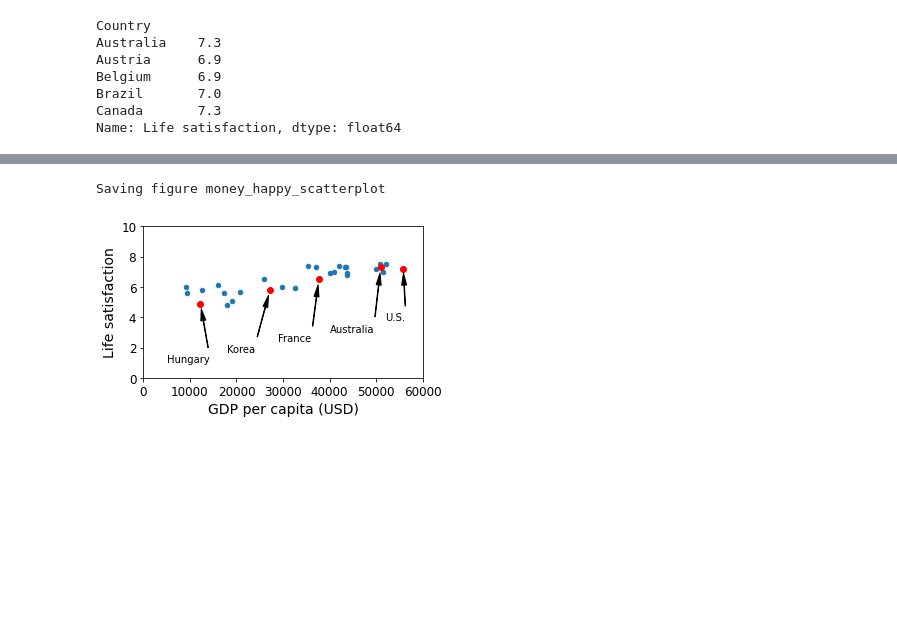
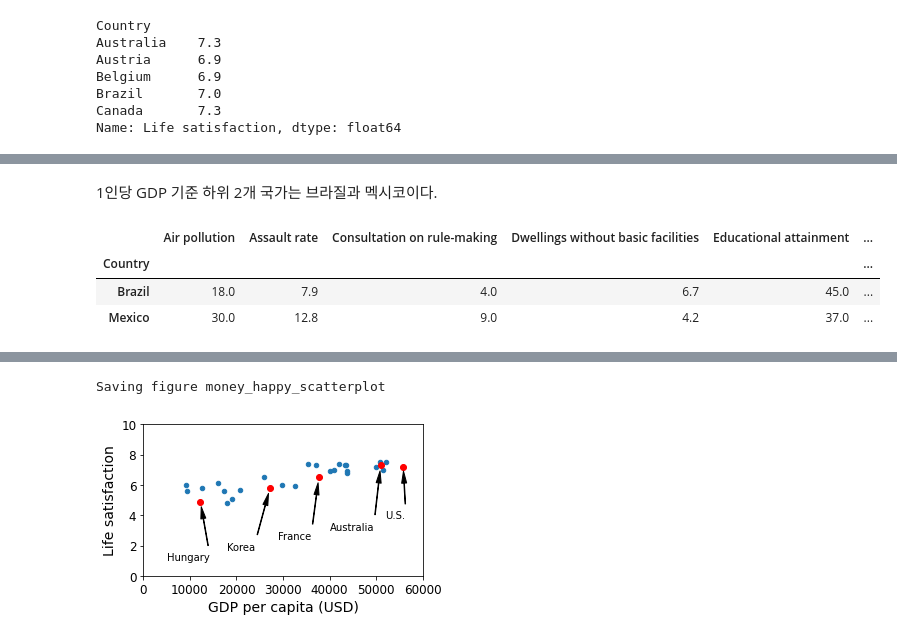
Before and after one commit to codingalzi/handson-ml2, a Jupyter notebook: notebooks/handson-ml-01.ipynb, the cells around one changed output, grey strips where cells are left out. Drawn from its saved outputs; the diff is of its cells as text; code cells hidden in the pictures; blank space fills up the shorter version.

```diff
--- a/notebooks/handson-ml-01.ipynb
+++ b/notebooks/handson-ml-01.ipynb
@@ -259,0 +183,9 @@ Name: United States, dtype: float64
+# %% [markdown]
+1인당 GDP 기준 하위 2개 국가는 브라질과 멕시코이다.
+# %%
+full_country_stats.head(2)
+# %% [output]
+|  | Air pollution | Assault rate | Consultation on rule-making | Dwellings without basic facilities | Educational attainment | ... |
+| Country |  |  |  |  |  | ... |
+| Brazil | 18.0 | 7.9 | 4.0 | 6.7 | 45.0 | ... |
+| Mexico | 30.0 | 12.8 | 9.0 | 4.2 | 37.0 | ... |
```
Also changed, not shown: parts of 116 cells of this notebook, 2 other files.
